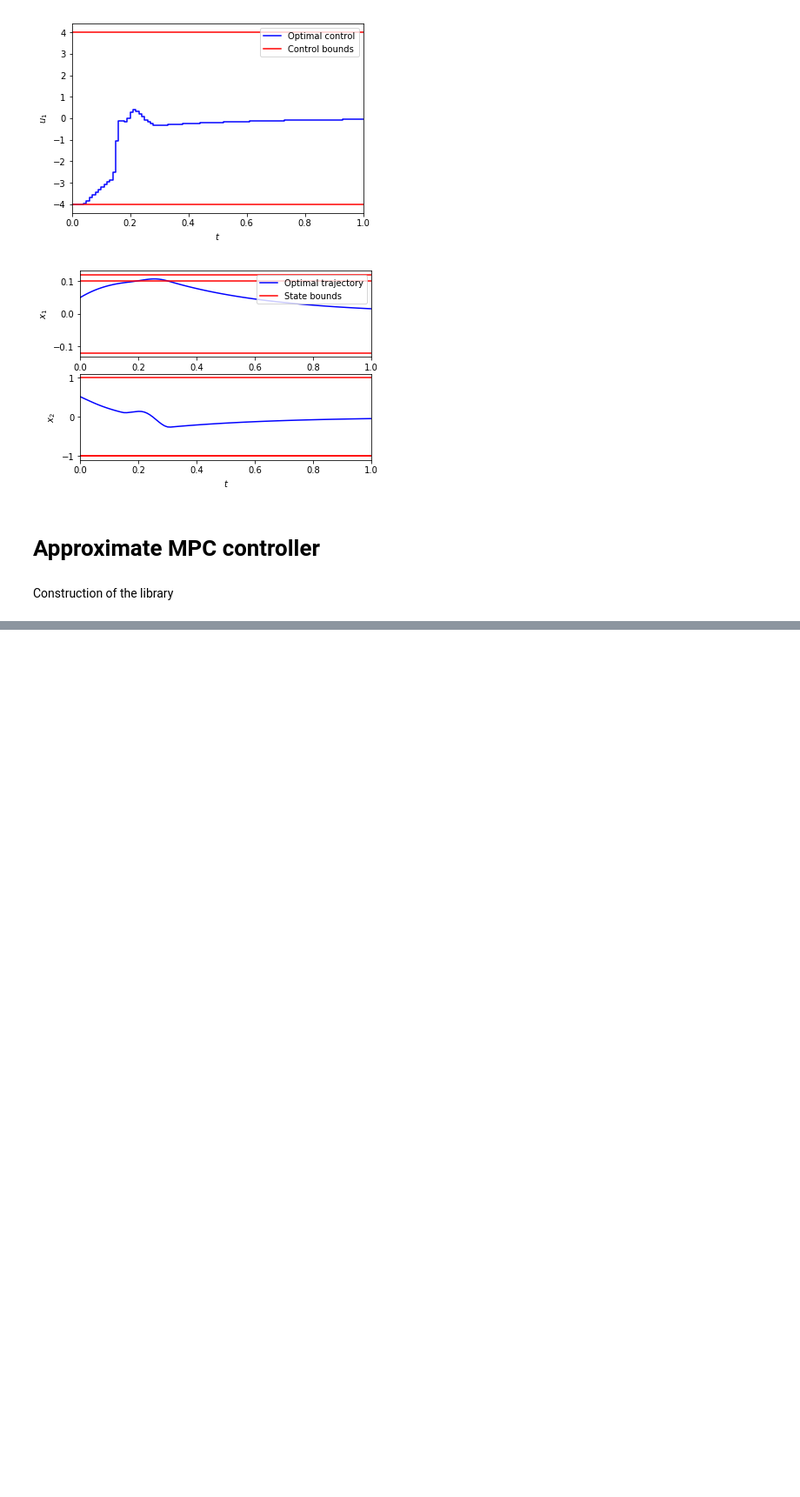
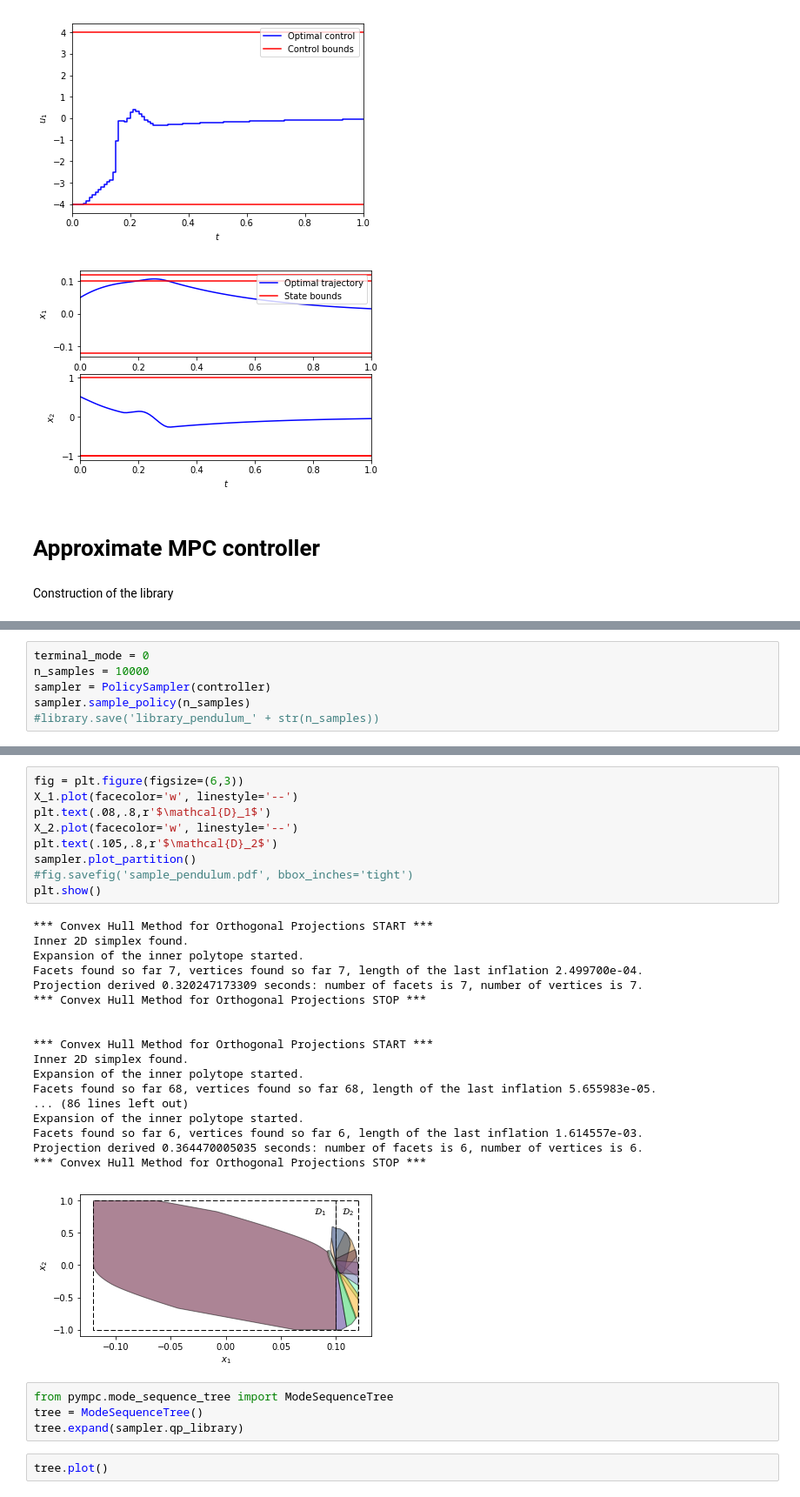
Before and after one commit to TobiaMarcucci/pympc, a Jupyter notebook: library_pendulum_2.ipynb, the cells around one changed output, grey strips where cells are left out. Shown at 87% size. Drawn from its saved outputs; the diff is of its cells as text; blank space fills up the shorter version.

Commit message:
implements the reachability tree for the feasibility test and the construction of the libraries with entire feasible sets.

```diff
--- a/library_pendulum_2.ipynb
+++ b/library_pendulum_2.ipynb
@@ -223,0 +197,6 @@ for ms in mode_sequences:
+# %%
+terminal_mode = 0
+n_samples = 10000
+sampler = PolicySampler(controller)
+sampler.sample_policy(n_samples)
+#library.save('library_pendulum_' + str(n_samples))
@@ -223,0 +221,34 @@ for ms in mode_sequences:
+# %%
+fig = plt.figure(figsize=(6,3))
+X_1.plot(facecolor='w', linestyle='--')
+plt.text(.08,.8,r'$\mathcal{D}_1$')
+X_2.plot(facecolor='w', linestyle='--')
+plt.text(.105,.8,r'$\mathcal{D}_2$')
+sampler.plot_partition()
+#fig.savefig('sample_pendulum.pdf', bbox_inches='tight')
+plt.show()
+# %% [output]
+*** Convex Hull Method for Orthogonal Projections START ***
+Inner 2D simplex found.
+Expansion of the inner polytope started.
+Facets found so far 7, vertices found so far 7, length of the last inflation 2.499700e-04.
+Projection derived 0.320247173309 seconds: number of facets is 7, number of vertices is 7.
+*** Convex Hull Method for Orthogonal Projections STOP ***
+
+
+*** Convex Hull Method for Orthogonal Projections START ***
+Inner 2D simplex found.
+Expansion of the inner polytope started.
+Facets found so far 68, vertices found so far 68, length of the last inflation 5.655983e-05.
+... (86 lines left out)
+Expansion of the inner polytope started.
+Facets found so far 6, vertices found so far 6, length of the last inflation 1.614557e-03.
+Projection derived 0.364470005035 seconds: number of facets is 6, number of vertices is 6.
+*** Convex Hull Method for Orthogonal Projections STOP ***
+[figure, added]
+# %%
+from pympc.mode_sequence_tree import ModeSequenceTree
+tree = ModeSequenceTree()
+tree.expand(sampler.qp_library)
+# %%
+tree.plot()
```
Also changed, not shown: parts of 10 cells of this notebook, 7 other files.
